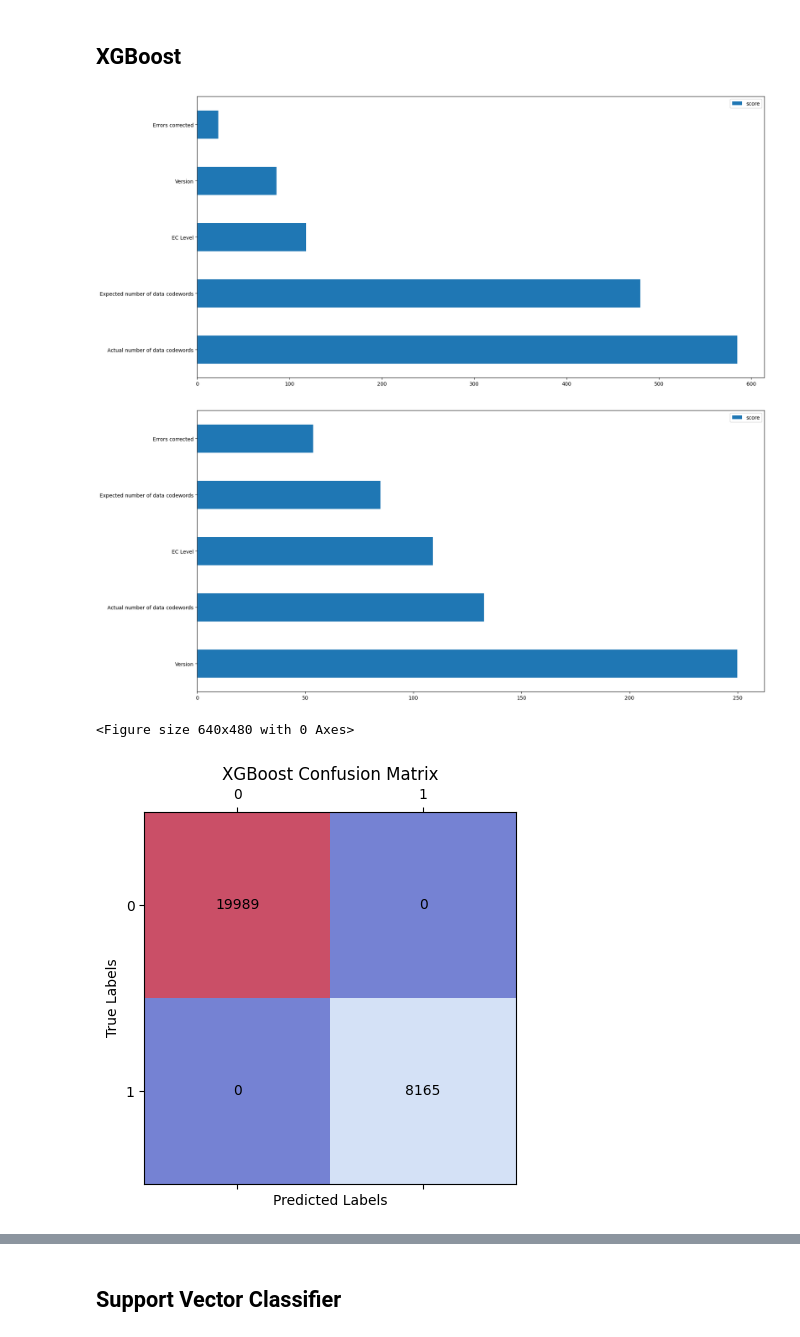
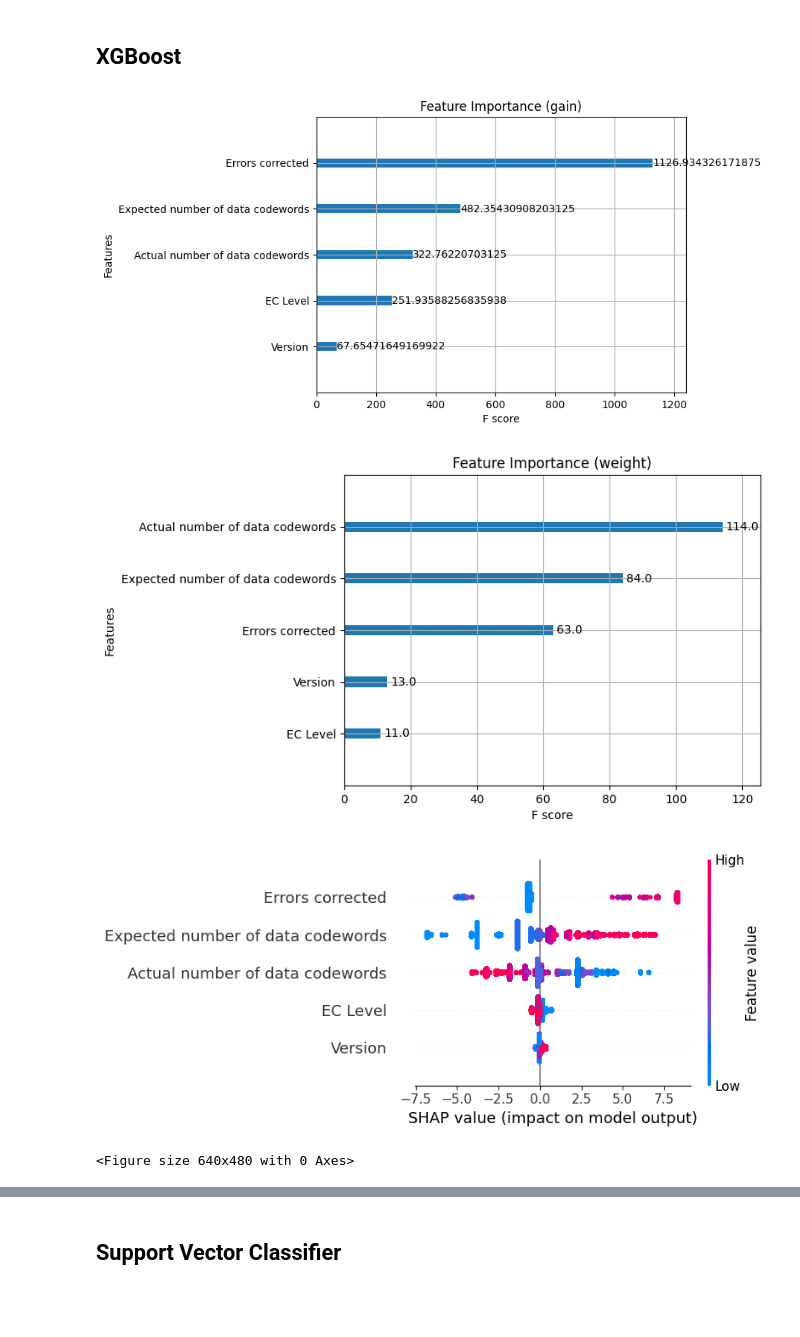
Before and after one commit to micgor32/quishdec, a Jupyter notebook: quarter_2/comparison.ipynb, the cells around one changed output, grey strips where cells are left out. Saved outputs shown, nothing was run; the diff lists cells and outputs as text; code cells hidden in the pictures; blank space fills up the shorter version.

```diff
--- a/quarter_2/comparison.ipynb
+++ b/quarter_2/comparison.ipynb
@@ -56,10 +65,21 @@ def plot_roc_curve(y_true, y_probs, model_name="Model"):
     plt.legend()
     plt.show()
 
+    df = pd.DataFrame({"Model": [model_name], "ROC AUC": [roc_auc]})
+
+    latex_table = df.to_latex(
+        index=False,
+        caption=f"ROC AUC for {model_name}",
+        label=f"tab:roc_auc_{model_name.lower().replace(' ', '_')}",
+        column_format="lc"
+    )
+
+    print(latex_table)
+
+
 # Malicious
-dfm = pd.read_csv("test1.csv")
+dfm = pd.read_csv("mal.csv")
 # Benign
-dfb = pd.read_csv("testm.csv")
+dfb = pd.read_csv("benign1.csv")
 
 df = pd.concat([dfm, dfb], ignore_index=True)
-df.head(5)
@@ -76,5 +88,4 @@ This is just demonstration, this should be done while generating the csv, and ba
 # %%
-df['Modified'] = df['Number of empty bytes'].apply(lambda x: 1 if x > 0 else 0)
 df['EC Level'] = df['Error Correction Level'].map(
     {'L': 1, 'M': 2, 'Q': 3, 'H': 4}).astype(int)
 
@@ -137,7 +143,7 @@ train_y.head(10)
 Name: Modified, dtype: int64
 # %%
 X_train, X_test, y_train, y_test = train_test_split(train_X,
-                                                    train_y, test_size=0.3,
+                                                    train_y, test_size=0.2,
                                                     random_state=42)
 
 X_train.head(10)
@@ -207,33 +257,51 @@ Wall time: 4.88 s
 ## XGBoost
 # %%
 %%time
-xgb = XGBClassifier(use_label_encoder=False, eval_metric='logloss',
-                    random_state=42)
+xgb = XGBClassifier(objective='binary:logistic', random_state=42, n_estimators=50, max_depth=3)
 xgb.fit(X_train, y_train)
 
 xgb_pred = xgb.predict(X_test)
 xgb_probs = xgb.predict_proba(X_test)[:, 1]
 
-feature_important = xgb.get_booster().get_score(importance_type='weight')
-keys = list(feature_important.keys())
-values = list(feature_important.values())
+# Plot the feature importance
+plot_importance(xgb, importance_type='gain')
+plt.title('Feature Importance (gain)')
+plt.show()
 
-data = pd.DataFrame(data=values, index=keys, columns=["score"]).sort_values(by = "score", ascending=False)
-data.nlargest(40, columns="score").plot(kind='barh', figsize = (20,10))
+plot_importance(xgb, importance_type='weight')
+plt.title('Feature Importance (weight)')
+plt.show()
 
-feature_important1 = xgb.get_booster().get_score(importance_type='gain')
-keys1 = list(feature_important1.keys())
-values1 = list(feature_important1.values())
+# Calculate SHAP values
+explainer = shap.TreeExplainer(xgb)
+shap_values = explainer.shap_values(X_train)
 
-data1 = pd.DataFrame(data=values1, index=keys1, columns=["score"]).sort_values(by = "score", ascending=False)
-data1.nlargest(40, columns="score").plot(kind='barh', figsize = (20,10))
+# Visualize SHAP values
+shap.summary_plot(shap_values, X_train)
+
+#feature_important = xgb.get_booster().get_score(importance_type='weight')
+#keys = list(feature_important.keys())
+#values = list(feature_important.values())
+
+#data = pd.DataFrame(data=values, index=keys, columns=["score"]).sort_values(by = "score", ascending=False)
+#data.nlargest(40, columns="score").plot(kind='barh', figsize = (20,10))
+
+#feature_important1 = xgb.get_booster().get_score(importance_type='gain')
+#print(feature_important1)
+#keys1 = list(feature_important1.keys())
+#values1 = list(feature_important1.values())
+
+#data1 = pd.DataFrame(data=values1, index=keys1, columns=["score"]).sort_values(by = "score", ascending=False)
+#data1.nlargest(40, columns="score").plot(kind='barh', figsize = (20,10))
 
 plot_confusion_matrix(y_test, xgb_pred, title="XGBoost Confusion Matrix")
 plot_precision_recall(y_test, xgb_probs, model_name="XGBoost")
 plot_roc_curve(y_test, xgb_probs, model_name="XGBoost")
-print(classification_report(y_test, xgb_pred))
+#print(classification_report(y_test, xgb_pred))
+crxgb = classification_report(y_test, xgb_pred, output_dict=True)
+xgbdf = pd.DataFrame(crxgb).transpose()
 # %% [output]
-[figure, old version]
+[figure, new version]
-[figure, old version]
+[figure, new version]
+[figure, new version]
 <Figure size 640x480 with 0 Axes>
-[figure, old version]
```
Also changed, not shown: parts of 12 cells of this notebook.
